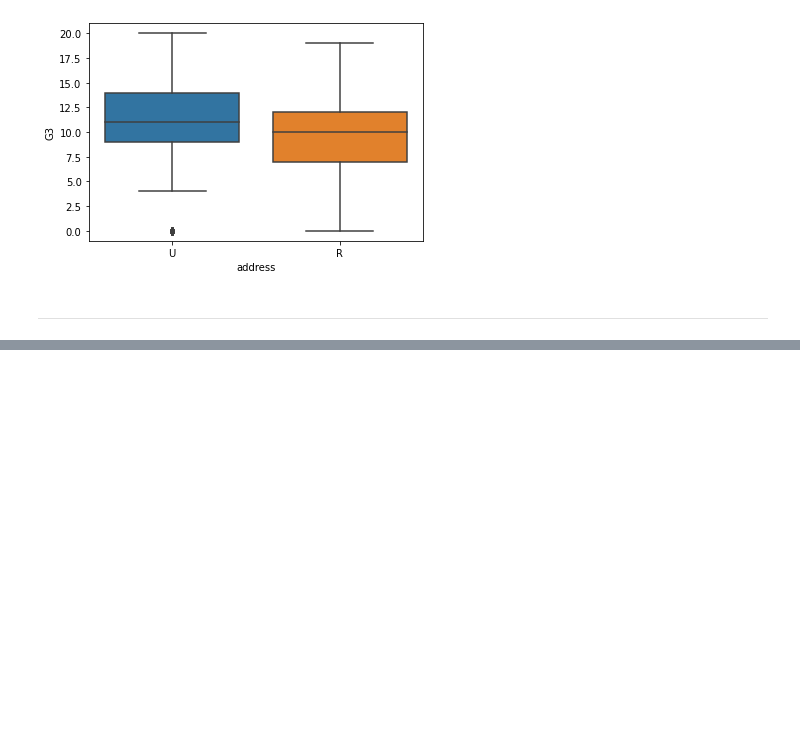
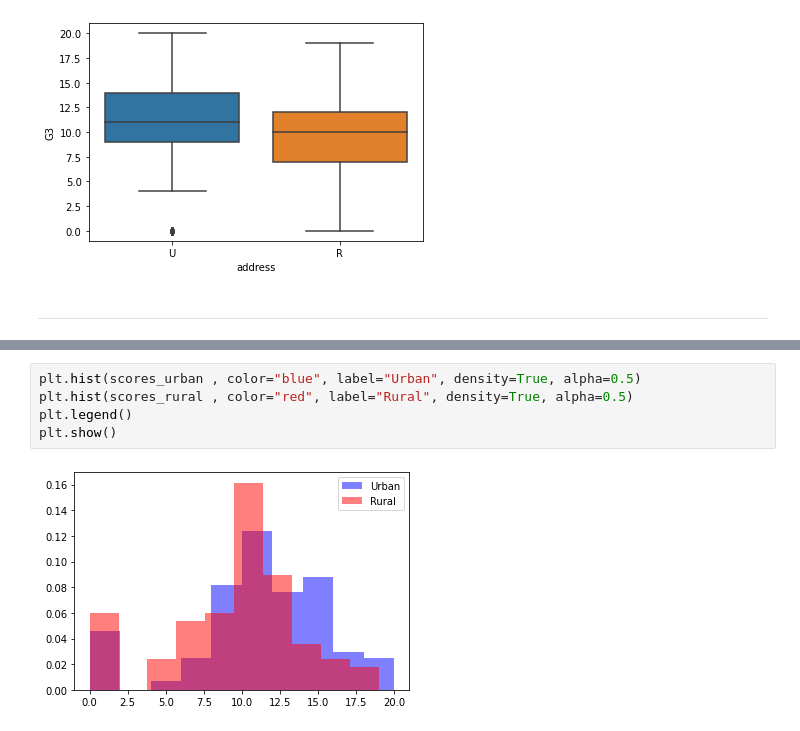
Before and after one commit to Klaynie/Learning-Python, a Jupyter notebook: Learning-Python/Codecademy/Associations/Quantitative_and_Categorical_Variables/script.ipynb, the cells around one changed output, grey strips where cells are left out. Saved outputs shown, nothing was run; the diff lists cells and outputs as text; blank space fills up the shorter version.

```diff
--- a/Learning-Python/Codecademy/Associations/Quantitative_and_Categorical_Variables/script.ipynb
+++ b/Learning-Python/Codecademy/Associations/Quantitative_and_Categorical_Variables/script.ipynb
@@ -183,0 +190,7 @@ While the box plots and means/medians appear similar, the overlapping histograms
+# %%
+plt.hist(scores_urban , color="blue", label="Urban", density=True, alpha=0.5)
+plt.hist(scores_rural , color="red", label="Rural", density=True, alpha=0.5)
+plt.legend()
+plt.show()
+# %% [output]
+[figure, added]
```
Also changed, not shown: parts of 18 cells of this notebook.
